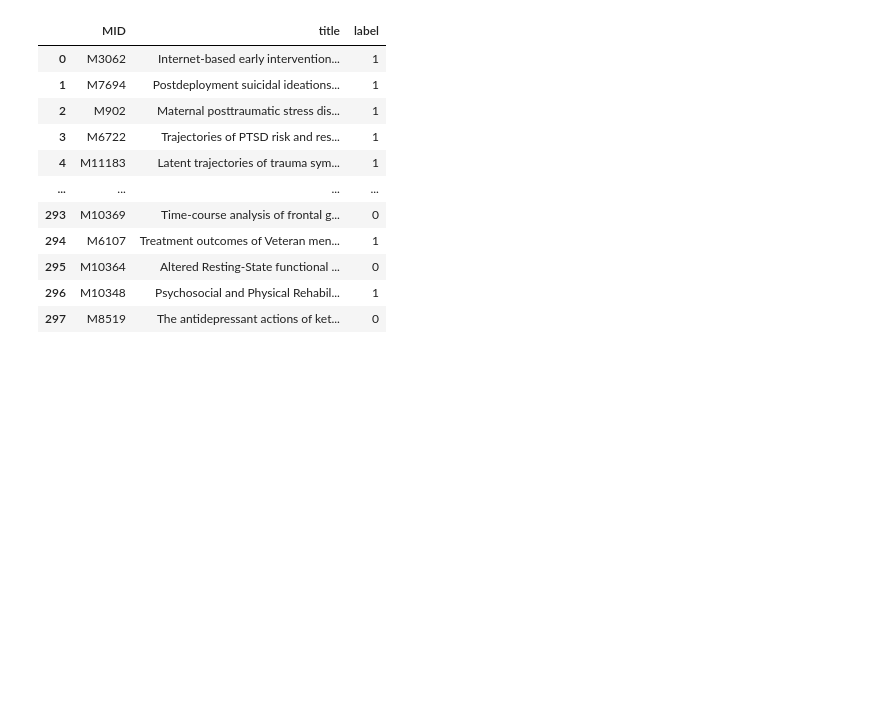
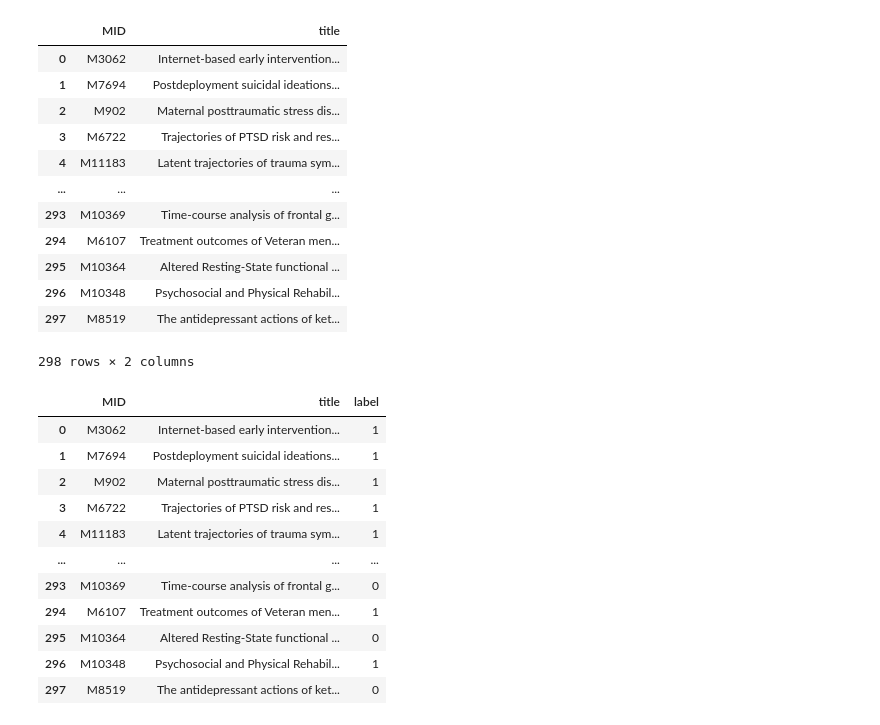
Before and after one commit to GiuliMigliore/LLMs-title-screening, a Jupyter notebook: scripts/prompt_optimization/llama3_8b.ipynb, the cells around one changed output. Cells and saved outputs as stored; diff of their text form; code cells hidden in the pictures; blank space fills up the shorter version.

```diff
--- a/scripts/prompt_optimization/llama3_8b.ipynb
+++ b/scripts/prompt_optimization/llama3_8b.ipynb
@@ -8,7 +8,21 @@ from sklearn import metrics
 import re
 # %%
 # Load the test dataset
-test_df = pd.read_excel("..\data\Test_LLM.xlsx", index_col=[0])
+test_df = pd.read_excel("../../data/Test_LLM.xlsx", index_col=[0])
 test_df
+# %% [output]
+|  | MID | title |
+| 0 | M3062 | Internet-based early intervention... |
+| 1 | M7694 | Postdeployment suicidal ideations... |
+| 2 | M902 | Maternal posttraumatic stress dis... |
+| 3 | M6722 | Trajectories of PTSD risk and res... |
+| 4 | M11183 | Latent trajectories of trauma sym... |
+| ... | ... | ... |
+| 293 | M10369 | Time-course analysis of frontal g... |
+| 294 | M6107 | Treatment outcomes of Veteran men... |
+| 295 | M10364 | Altered Resting-State functional ... |
+| 296 | M10348 | Psychosocial and Physical Rehabil... |
+| 297 | M8519 | The antidepressant actions of ket... |
+298 rows × 2 columns
 # %%
 # Load the benchmark dataset
```
Also changed, not shown: parts of 17 cells of this notebook, 2 other files.
